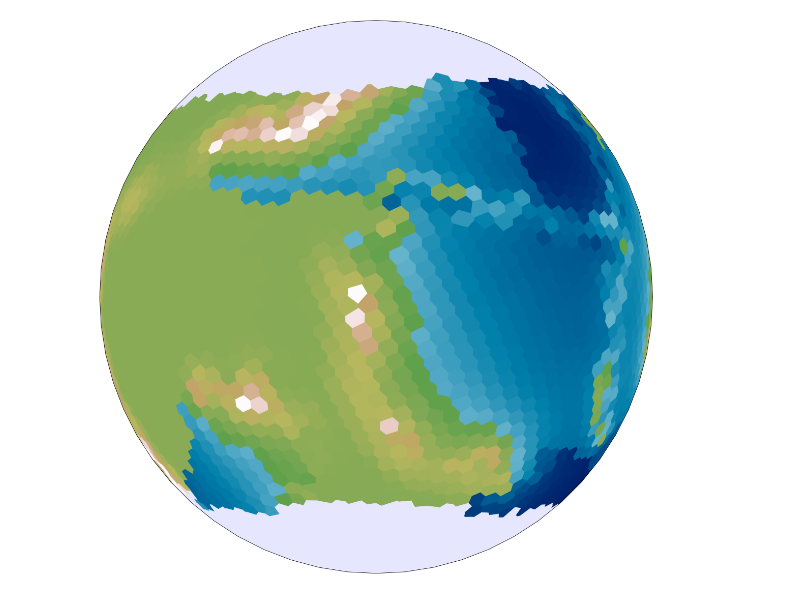
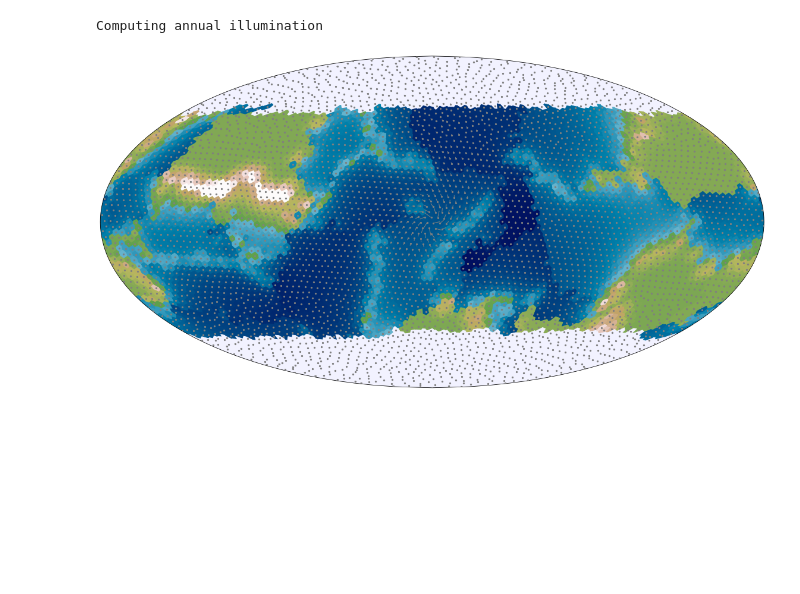
Before and after one commit to damienBloch/proceduralPlanet, a Jupyter notebook: Untitled.ipynb, the cells around one changed output. Saved outputs shown, nothing was run; the diff lists cells and outputs as text; code cells hidden in the pictures; blank space fills up the shorter version.

Commit message:
Add wind sources and vertices.

```diff
--- a/Untitled.ipynb
+++ b/Untitled.ipynb
@@ -34,13 +48,21 @@ class Planet:
         self.p=Plates(self.centers)
         self.centers,self.plates=self.p.generatePlates(numberPlates)
         self.centers,self.plates=self.p.randomSpeed(self.plates,self.centers)
-        self.centers,self.plates=self.p.platesElevation(self.plates,self.centers,flood=0.6)
+        self.centers,self.plates=self.p.platesElevation(self.plates,self.centers,flood=0.8)
         for plate in tqdm(self.plates,desc="Computing distance matrix"):
             for (source,targets) in nx.algorithms.shortest_paths.generic.shortest_path_length(plate,weight="length"):
                 plate.nodes[source]["distances"]=targets
     def computeHeight(self):
         self.centers,self.plates=self.p.computePressure(self.plates,self.centers,self.corners,self.parameters)
-        #self.centers,self.plates=self.p.computeElevation(self.plates,self.centers,self.corners,self.parameters)
+        self.centers,self.plates=self.p.computeElevation(self.plates,self.centers,self.corners,self.parameters)
+    def computeAnnualIllumination(self):
+        tqdm.write("Computing annual illumination")
+        lat,long=Projection().toLatLong(np.array([p for _,p in planet.centers.nodes.data("center")]),"deg")
+        time=np.arange(0,365,0.1)
+        light=Illumination(year=365,inclination=24/180*np.pi).light(long/180*np.pi,lat/180*np.pi,time)
+        light=np.trapz(light,time,axis=-1)/(time[-1]-time[0])
+        for i,l in enumerate(light):
+            planet.centers.nodes[i]["illumination"]=l
     @property
     def numberPlates(self):
         return len(self.plates)
@@ -66,14 +88,22 @@ class Planet:
                 color=cmap_ocean(y)
             (r,g,b,a)=color
             if(self.centers.nodes[i]["temperature"]<273.15):
-                r=0.9
-                g=0.9
+                r=0.95
+                g=0.95
                 b=1
             illumination=min(1,self.centers.nodes[i]["illumination"]+minLight)
             color=(r*illumination,g*illumination,b*illumination,1)
             ax.fill(long,lat,color=color,transform=ccrs.Geodetic())
             if(contour):
                 ax.plot(long,lat,color="black",transform=ccrs.Geodetic(),lw=1)
+    def plotAirSpeed(self,ax):
+        centers=np.array([c for _,c in self.centers.nodes.data("center")])
+        lat,long=Projection().toLatLong(centers,"deg")
+        velocities=planet.atmosphere.velocityField(centers)
+        slat,slong=Projection().toLatLong(centers+velocities/20,"deg")
+        for i in tqdm(range(len(long)),desc="Plotting wind direction"):
+            ax.plot([long[i],slong[i]],[lat[i],slat[i]],color="gray",transform=ccrs.Geodetic(),lw=1)
+        ax.scatter(long,lat,color="gray",transform=ccrs.PlateCarree(),s=5,zorder=10)
     def plotPlatesSpeed(self,ax):
         centers=np.array([c for _,c in self.centers.nodes.data("center")])
         lat,long=Projection().toLatLong(centers,"deg")
@@ -104,8 +134,25 @@ class Planet:
         elevation_interp=interp2d(long,lat,elevation)
         long2d,lat2d=np.meshgrid(np.linspace(-180,180),np.linspace(-90,90))
         ax.contour(long2d,lat2d,elevation_interpolate(long2d,lat2d))
+    def plotTemperature(self,ax):
+        heatMap = plt.cm.get_cmap('bwr')
+        lat,long=Projection().toLatLong(np.array([x for _,x in self.centers.nodes.data("center")]),"deg")
+        for i in tqdm(range(len(lat)),desc="Plotting temperature"):
+            y=np.interp(self.centers.nodes[i]["temperature"]-273.15,[-15,40],[0,1])
+            color=heatMap(y)
+            ax.text(long[i],lat[i],"{}".format(int(self.centers.nodes[i]["temperature"]-273.15)),transform=ccrs.PlateCarree(),color="lime",bbox=dict(boxstyle="circle",fc=color),ha="center",va="center",fontsize=5)
+    def plotProperty(self,ax,prop):
+        lat,long=Projection().toLatLong(np.array([x for _,x in self.centers.nodes.data("center")]),"deg")
+        for i in tqdm(range(len(lat)),desc="Plotting {}".format(prop)):
+            ax.text(long[i],lat[i],"{}".format(int(self.centers.nodes[i][prop])),transform=ccrs.PlateCarree(),color="lime",bbox=dict(boxstyle="circle",fc="orange"),ha="center",va="center",fontsize=5)
 # %%
-planet=Planet(PlanetParameters(radius=6400,starTemperature=5778,starRadius=1,starDistance=0.9))
+planet=Planet(PlanetParameters(radius=6400,starTemperature=5778,starRadius=1,starDistance=0.85),seed=457)
 planet.generateTiling(5000)
 planet.generatePlates(30)
 planet.computeHeight()
+planet.computeAnnualIllumination()
+
+
+planet.atmosphere=Atmosphere([[1.,0,0]],[1.],[[1.]],planet.centers.number_of_nodes())
+# %% [output]
+Computing annual illumination
@@ -213,22 +200,24 @@ class Projection:
 # %%
 plt.figure(figsize=(20,20))
 plt.subplot(121)
-ax = plt.axes(projection=ccrs.NearsidePerspective())
+ax = plt.axes(projection=ccrs.Mollweide())
 
 
 #ax.gridlines()
 ax.set_global()
 
 planet.plotTiles(ax,contour=False,minLight=1)
+planet.plotAirSpeed(ax)
+#planet.plotTemperature(ax)
 #planet.plotPlates(ax)
 #planet.plotPlatesSpeed(ax)
 #planet.plotPressure(ax)
 #planet.plotElevation(ax)
 
 plt.savefig("plates.pdf")
 plt.show()
 # %% [output]
-[figure, old version]
+[figure, new version]
 # %%
 plt.figure(figsize=(20,20))
 plt.subplot(121)
```
Also changed, not shown: parts of 13 cells of this notebook, 6 other files.
